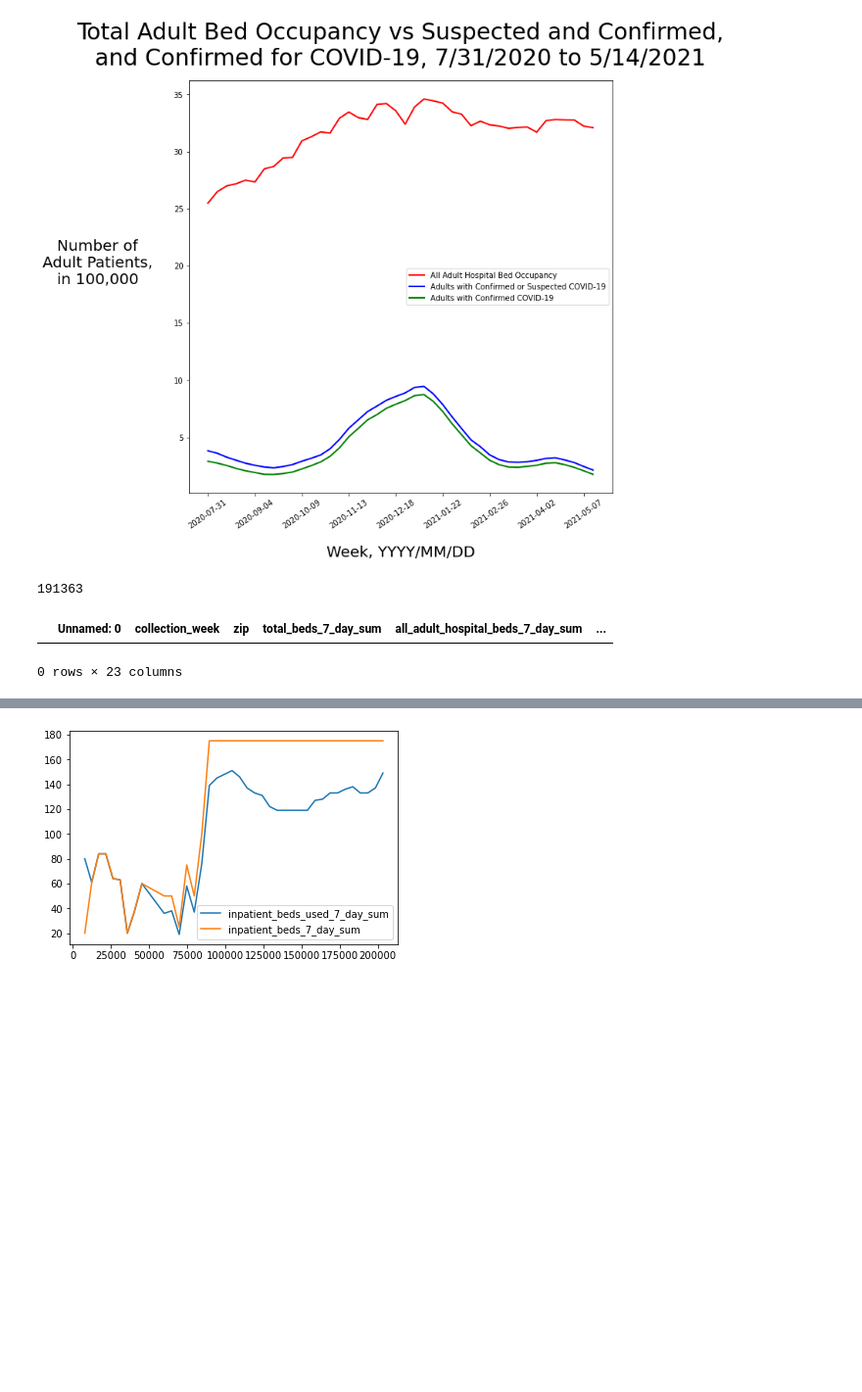
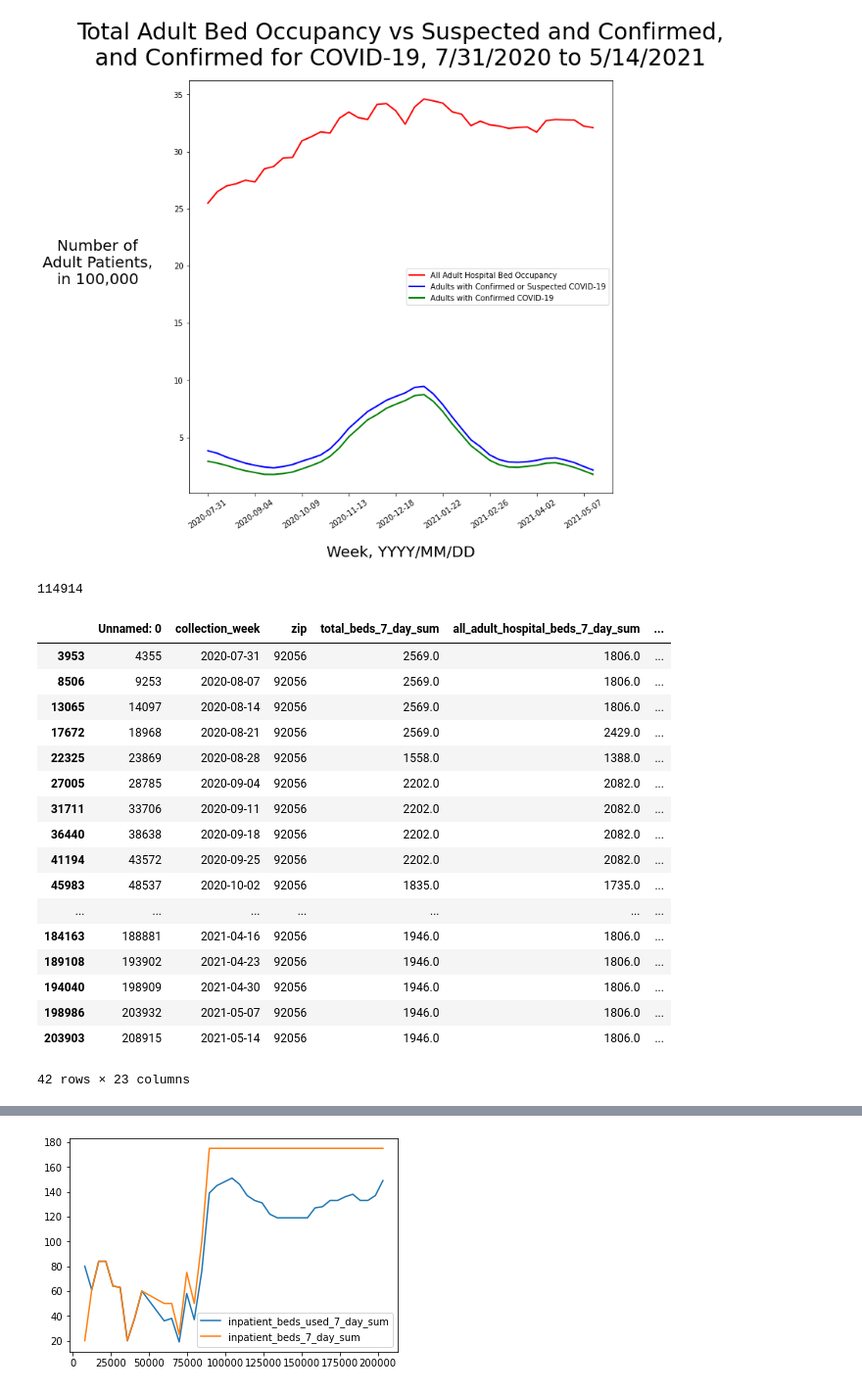
Before and after one commit to WhyVee/covid_in_the_community, a Jupyter notebook: src/graphing_nb.ipynb, the cells around one changed output, grey strips where cells are left out. Shown: that part at 98% size. Cells and saved outputs as stored; diff of their text form; code cells hidden in the pictures; blank space fills up the shorter version.

```diff
--- a/src/graphing_nb.ipynb
+++ b/src/graphing_nb.ipynb
@@ -62,13 +78,29 @@ plt.xticks(rotation='35');
 # %% [output]
 [figure]
 # %%
-hospital_chosen_zip['percent_inpatient_beds'].idxmin()
+hospital_chosen_zip['total_adult_patients_hospitalized_confirmed_covid_7_day_sum'].idxmax()
 # hospital_chosen_zip['inpatient_beds_used_7_day_sum'].max()
 # %% [output]
-191363
+114914
 # %%
-hospital_chosen_zip[hospital_chosen_zip['zip'] == 69379]
+hospital_chosen_zip[hospital_chosen_zip['zip'] == 92056]
 # %% [output]
 |  | Unnamed: 0 | collection_week | zip | total_beds_7_day_sum | all_adult_hospital_beds_7_day_sum | ... |
+| 3953 | 4355 | 2020-07-31 | 92056 | 2569.0 | 1806.0 | ... |
+| 8506 | 9253 | 2020-08-07 | 92056 | 2569.0 | 1806.0 | ... |
+| 13065 | 14097 | 2020-08-14 | 92056 | 2569.0 | 1806.0 | ... |
+| 17672 | 18968 | 2020-08-21 | 92056 | 2569.0 | 2429.0 | ... |
+| 22325 | 23869 | 2020-08-28 | 92056 | 1558.0 | 1388.0 | ... |
+| 27005 | 28785 | 2020-09-04 | 92056 | 2202.0 | 2082.0 | ... |
+| 31711 | 33706 | 2020-09-11 | 92056 | 2202.0 | 2082.0 | ... |
+| 36440 | 38638 | 2020-09-18 | 92056 | 2202.0 | 2082.0 | ... |
+| 41194 | 43572 | 2020-09-25 | 92056 | 2202.0 | 2082.0 | ... |
+| 45983 | 48537 | 2020-10-02 | 92056 | 1835.0 | 1735.0 | ... |
+| ... | ... | ... | ... | ... | ... | ... |
+| 184163 | 188881 | 2021-04-16 | 92056 | 1946.0 | 1806.0 | ... |
+| 189108 | 193902 | 2021-04-23 | 92056 | 1946.0 | 1806.0 | ... |
+| 194040 | 198909 | 2021-04-30 | 92056 | 1946.0 | 1806.0 | ... |
+| 198986 | 203932 | 2021-05-07 | 92056 | 1946.0 | 1806.0 | ... |
+| 203903 | 208915 | 2021-05-14 | 92056 | 1946.0 | 1806.0 | ... |
-0 rows × 23 columns
+42 rows × 23 columns
 # %%
```
Also changed, not shown: parts of 4 cells of this notebook.
